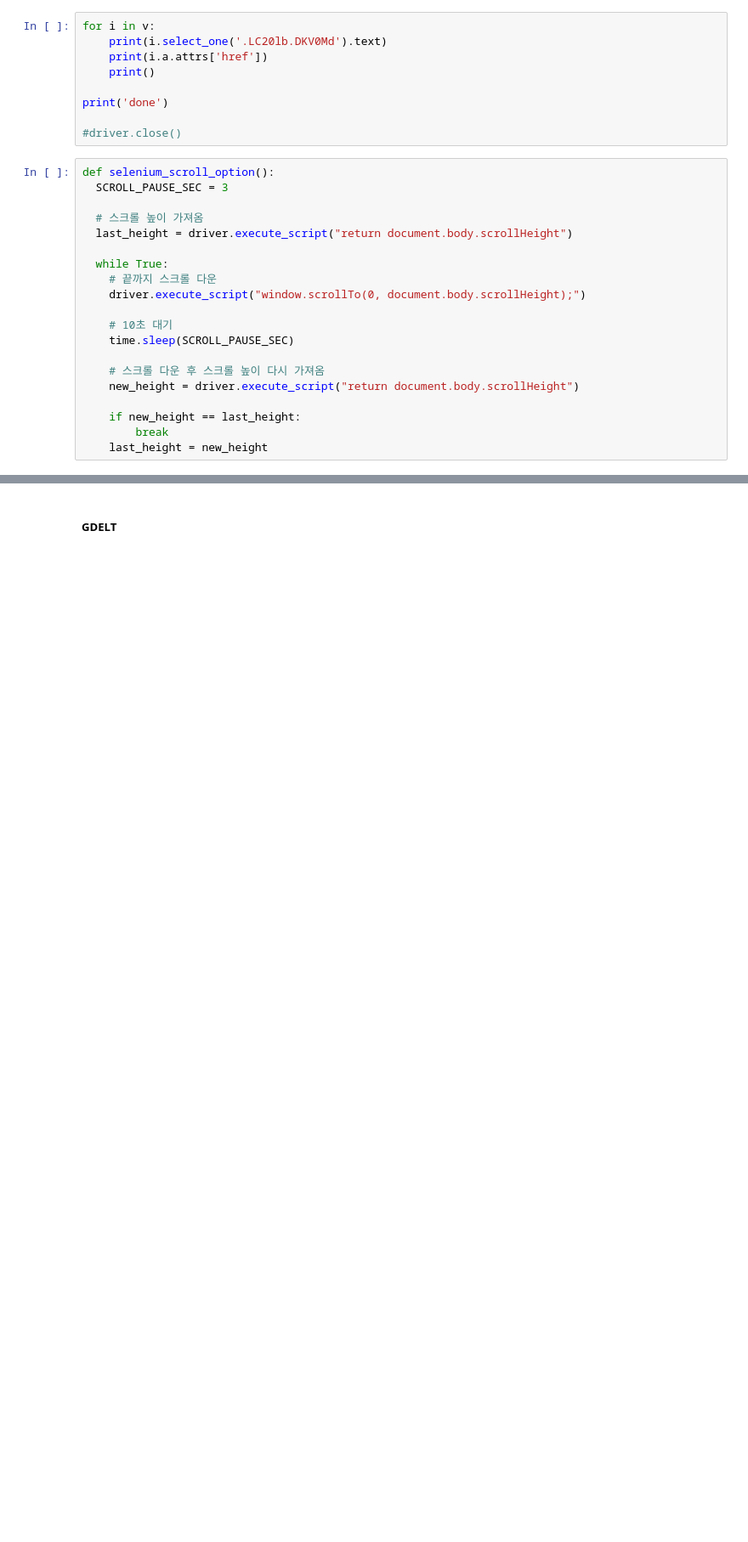
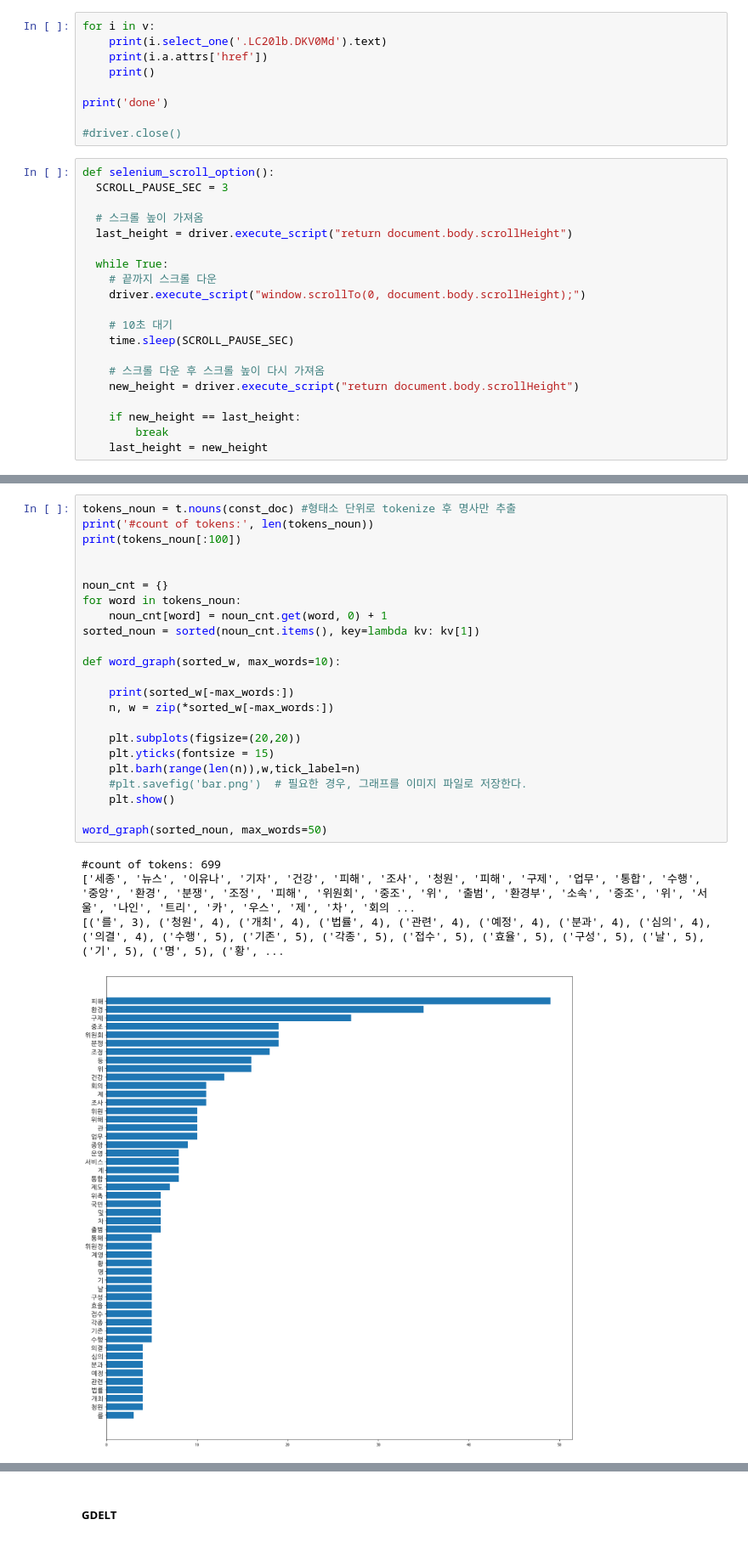
Before and after one commit to ares2012/temp, a Jupyter notebook: crawling.ipynb, the cells around one changed output, grey strips where cells are left out. Shown at 85% size. Saved outputs shown, nothing was run; the diff lists cells and outputs as text; blank space fills up the shorter version.

```diff
--- a/crawling.ipynb
+++ b/crawling.ipynb
@@ -653,0 +1003,28 @@ AttributeError: 'WebDriver' object has no attribute 'find_elements_by_xpath'
+# %%
+tokens_noun = t.nouns(const_doc) #형태소 단위로 tokenize 후 명사만 추출
+print('#count of tokens:', len(tokens_noun))
+print(tokens_noun[:100])
+
+
+noun_cnt = {}
+for word in tokens_noun:
+    noun_cnt[word] = noun_cnt.get(word, 0) + 1
+sorted_noun = sorted(noun_cnt.items(), key=lambda kv: kv[1])
+
+def word_graph(sorted_w, max_words=10):
+
+    print(sorted_w[-max_words:])
+    n, w = zip(*sorted_w[-max_words:])
+
+    plt.subplots(figsize=(20,20))
+    plt.yticks(fontsize = 15)
+    plt.barh(range(len(n)),w,tick_label=n)
+    #plt.savefig('bar.png')  # 필요한 경우, 그래프를 이미지 파일로 저장한다.
+    plt.show()
+
+word_graph(sorted_noun, max_words=50)
+# %% [output]
+#count of tokens: 699
+['세종', '뉴스', '이유나', '기자', '건강', '피해', '조사', '청원', '피해', '구제', '업무', '통합', '수행', '중앙', '환경', '분쟁', '조정', '피해', '위원회', '중조', '위', '출범', '환경부', '소속', '중조', '위', '서울', '나인', '트리', '카', '우스', '제', '차', '회의 ...
+[('를', 3), ('청원', 4), ('개최', 4), ('법률', 4), ('관련', 4), ('예정', 4), ('분과', 4), ('심의', 4), ('의결', 4), ('수행', 5), ('기존', 5), ('각종', 5), ('접수', 5), ('효율', 5), ('구성', 5), ('날', 5), ('기', 5), ('명', 5), ('황', ...
+[figure, added]
```
Also changed, not shown: parts of 115 cells of this notebook, 1 other file.
